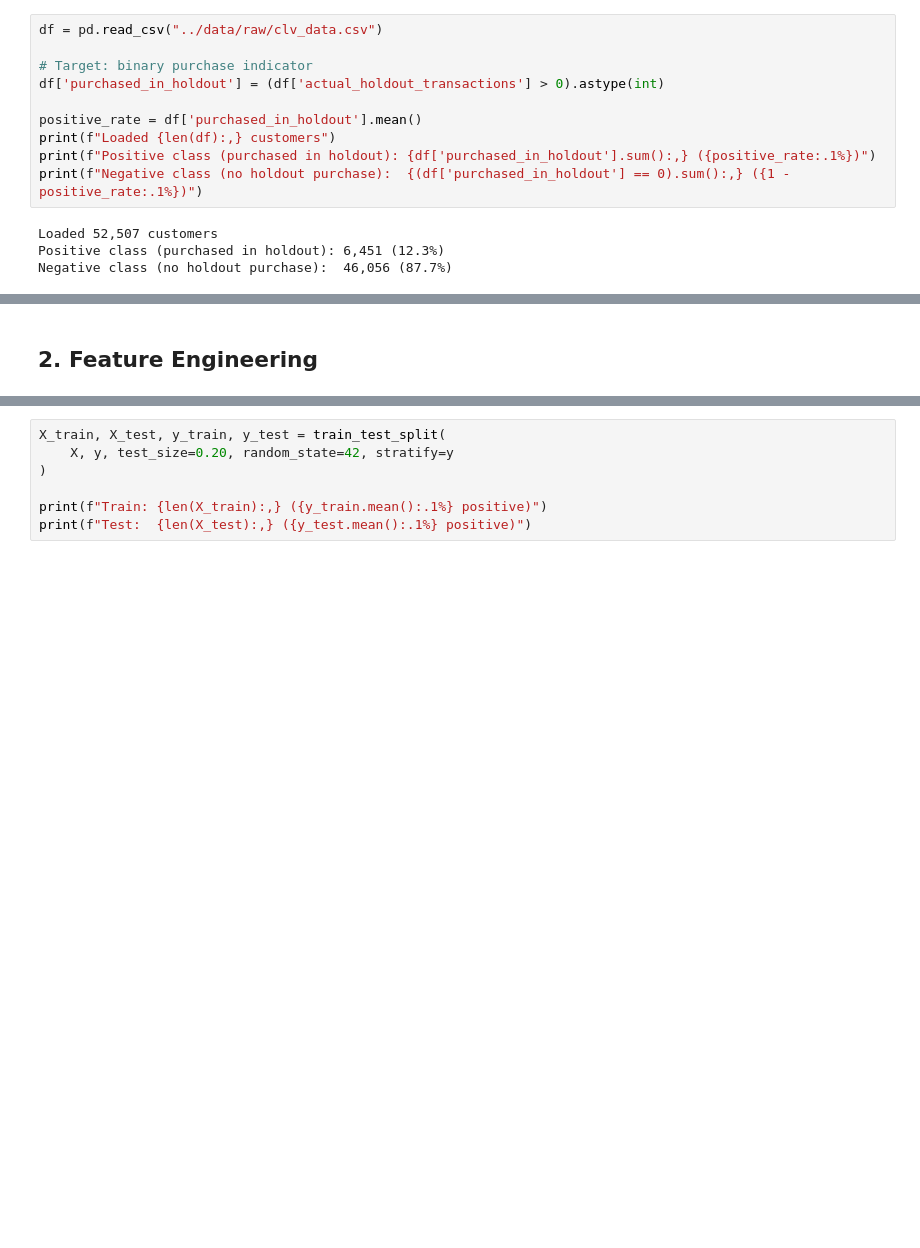
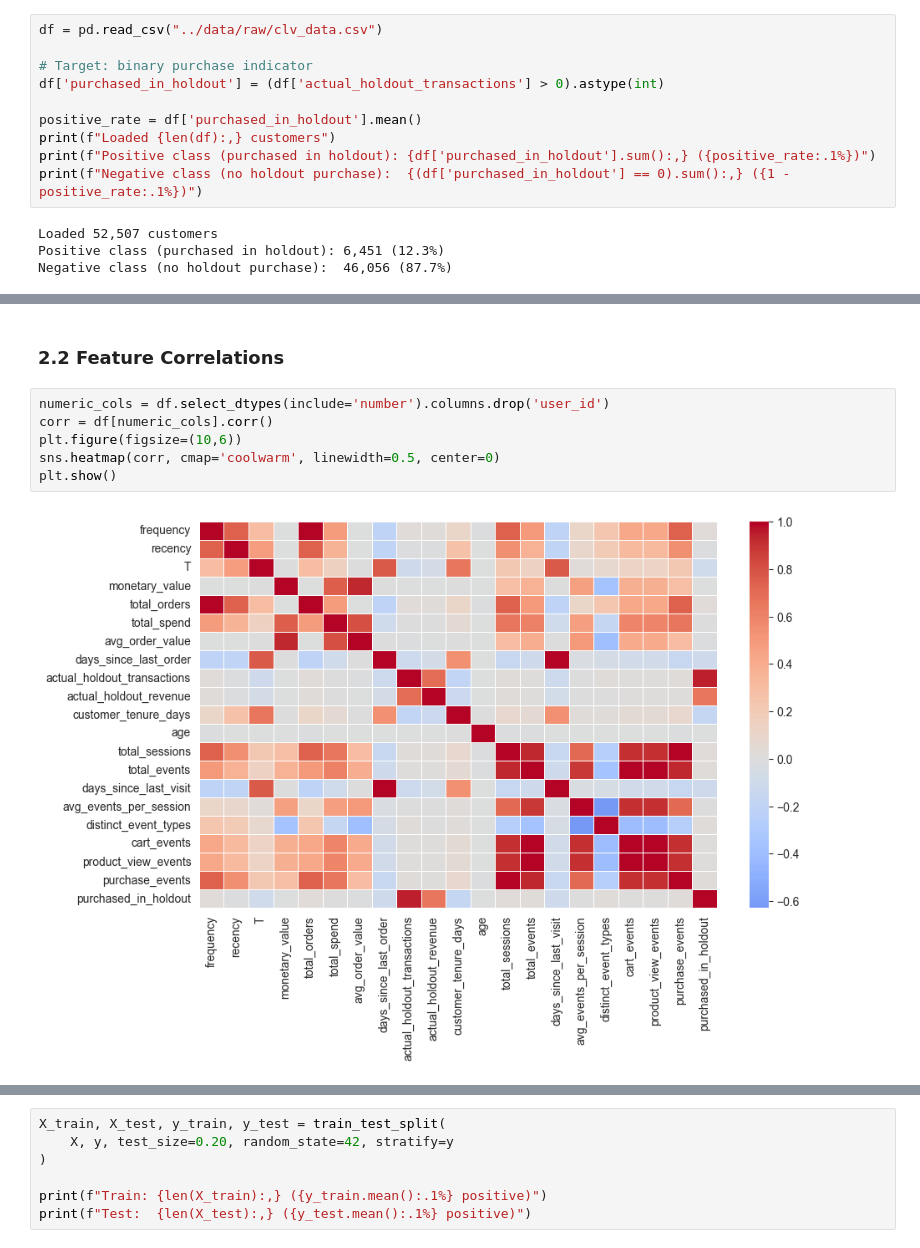
Before and after one commit to dsyhub/customer-lifetime-value-prediction, a Jupyter notebook: notebooks/02_purchase_propensity.ipynb, the cells around one changed output, grey strips where cells are left out. Saved outputs shown, nothing was run; the diff lists cells and outputs as text; blank space fills up the shorter version.

```diff
--- a/notebooks/02_purchase_propensity.ipynb
+++ b/notebooks/02_purchase_propensity.ipynb
@@ -58,2 +118,10 @@ Negative class (no holdout purchase):  46,056 (87.7%)
 # %% [markdown]
-## 2. Feature Engineering
+### 2.2 Feature Correlations
+# %%
+numeric_cols = df.select_dtypes(include='number').columns.drop('user_id')
+corr = df[numeric_cols].corr()
+plt.figure(figsize=(10,6))
+sns.heatmap(corr, cmap='coolwarm', linewidth=0.5, center=0)
+plt.show()
+# %% [output]
+[figure, added]
```
Also changed, not shown: parts of 30 cells of this notebook, 7 other files.
